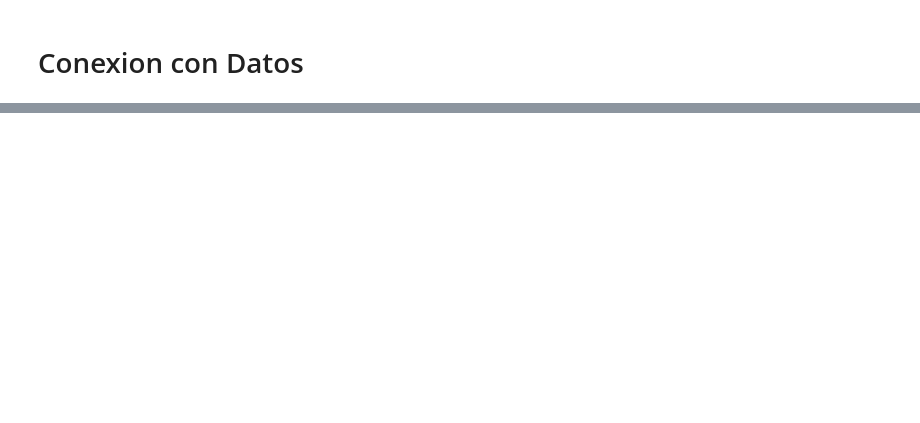
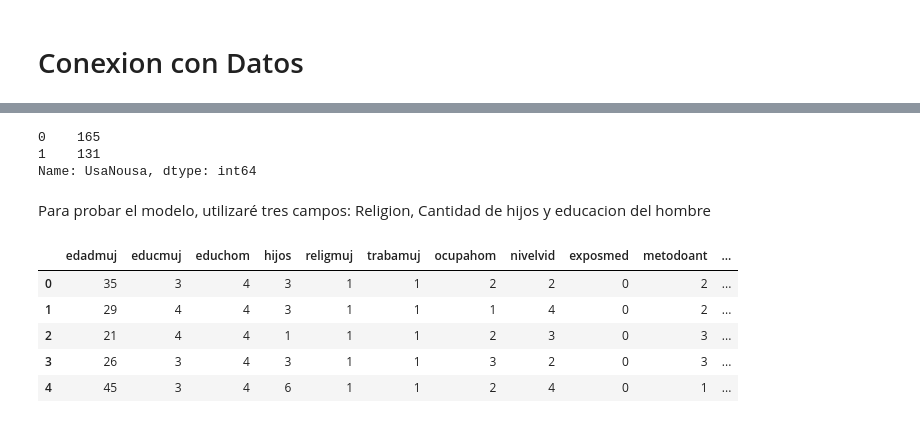
Before and after one commit to hcgalvan/UBA-labodedatos, a Jupyter notebook: Ejercitacion_2.ipynb, the cells around one changed output, grey strips where cells are left out. Drawn from its saved outputs; the diff is of its cells as text; code cells hidden in the pictures; blank space fills up the shorter version.

```diff
--- a/Ejercitacion_2.ipynb
+++ b/Ejercitacion_2.ipynb
@@ -24,0 +47,8 @@ Mounted at /content/drive
+# %%
+# Traemos los datos
+drive.mount('/content/drive') # Montamos nuestra unidad de Google Drive
+
+filename = '/content/drive/My Drive/Practico2-anticoncepcion_indonesia.csv'
+
+d = pd.read_csv(filename) # Levantamos los datos, en este caso, con el método pd.read_excel
+d.head() # Mostramos las primeras líneas, para darnos una idea
@@ -24,0 +118,21 @@ Mounted at /content/drive
+# %%
+d_filtrado['UsaNousa'] = 1 # empezamos con una columna llena de 1.
+indice =  d_filtrado['metodoant'] > 1  # esto me da los valores del indice para los cuales ha utilizado metodo anticonceptivo mayor a 1
+d_filtrado.loc[indice, 'UsaNousa'] = 0 # entonces para esos valores del indice pongo 0, porque ha utilizado métodos anticonceptivos
+
+d_filtrado['UsaNousa'].value_counts()
+# %% [output]
+0    165
+1    131
+Name: UsaNousa, dtype: int64
+# %% [markdown]
+Para probar el modelo, utilizaré tres campos: Religion, Cantidad de hijos y educacion del hombre
+# %%
+d_filtrado.head()
+# %% [output]
+|  | edadmuj | educmuj | educhom | hijos | religmuj | trabamuj | ocupahom | nivelvid | exposmed | metodoant | ... |
+| 0 | 35 | 3 | 4 | 3 | 1 | 1 | 2 | 2 | 0 | 2 | ... |
+| 1 | 29 | 4 | 4 | 3 | 1 | 1 | 1 | 4 | 0 | 2 | ... |
+| 2 | 21 | 4 | 4 | 1 | 1 | 1 | 2 | 3 | 0 | 3 | ... |
+| 3 | 26 | 3 | 4 | 3 | 1 | 1 | 3 | 2 | 0 | 3 | ... |
+| 4 | 45 | 3 | 4 | 6 | 1 | 1 | 2 | 4 | 0 | 1 | ... |
```
Also changed, not shown: parts of 31 cells of this notebook.
